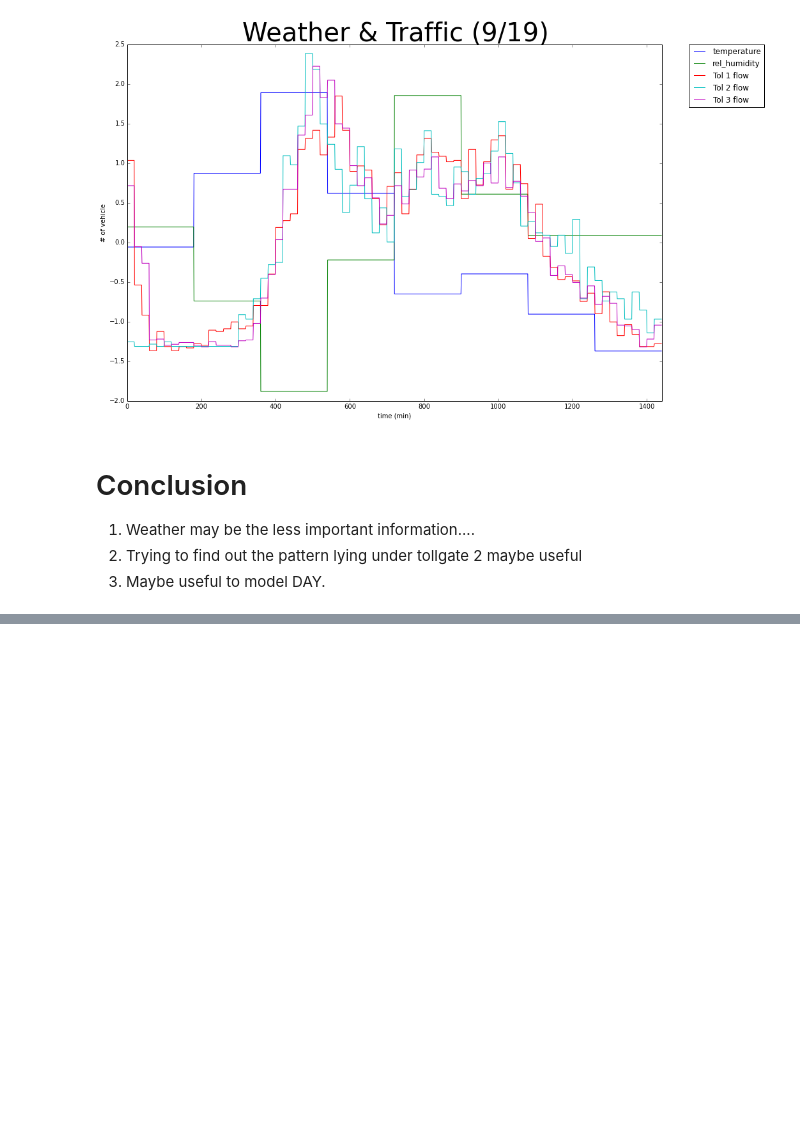
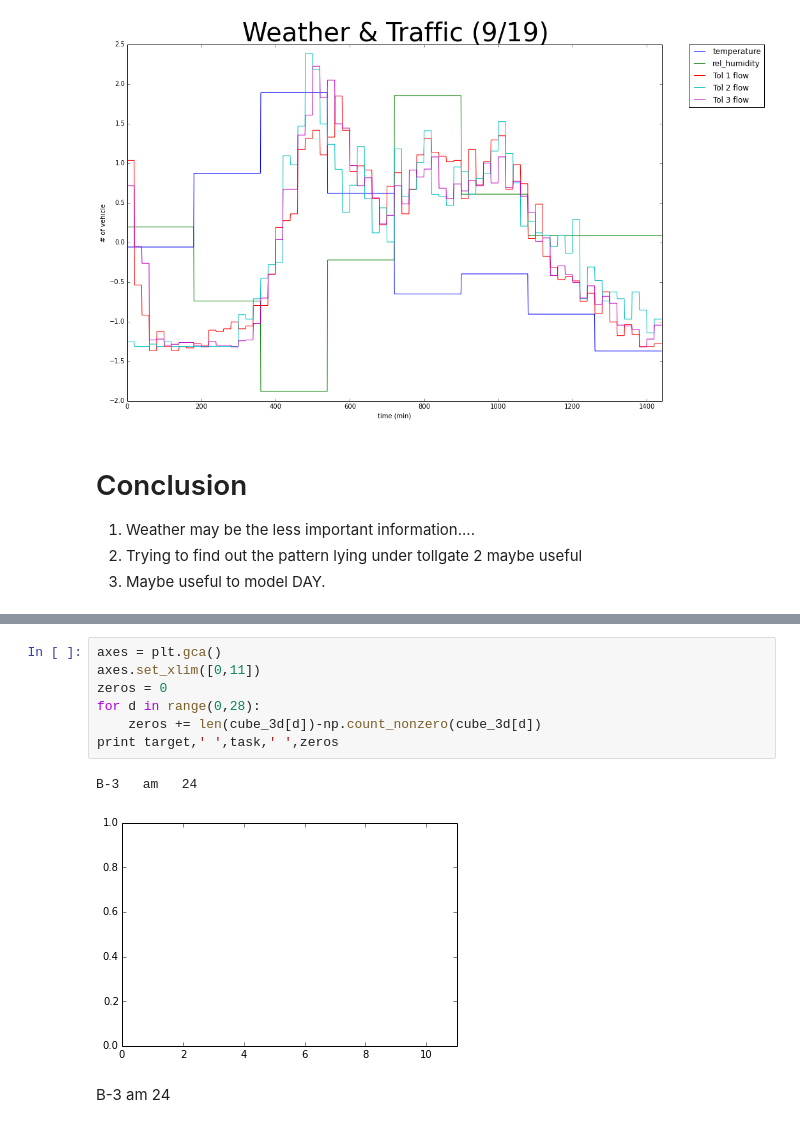
Before and after one commit to kevin1kevin1k/kddcup2017_aga, a Jupyter notebook: dev/data_observing.ipynb, the cells around one changed output, grey strips where cells are left out. Saved outputs shown, nothing was run; the diff lists cells and outputs as text; blank space fills up the shorter version.

```diff
--- a/dev/data_observing.ipynb
+++ b/dev/data_observing.ipynb
@@ -251,0 +328,12 @@ while(str(day.date()) != '2016-09-20'):
+# %%
+axes = plt.gca()
+axes.set_xlim([0,11])
+zeros = 0
+for d in range(0,28):
+    zeros += len(cube_3d[d])-np.count_nonzero(cube_3d[d])
+print target,' ',task,' ',zeros
+# %% [output]
+B-3   am   24
+[figure, added]
+# %% [markdown]
+B-3 am 24
```
Also changed, not shown: parts of 2 cells of this notebook, 17 other files.
